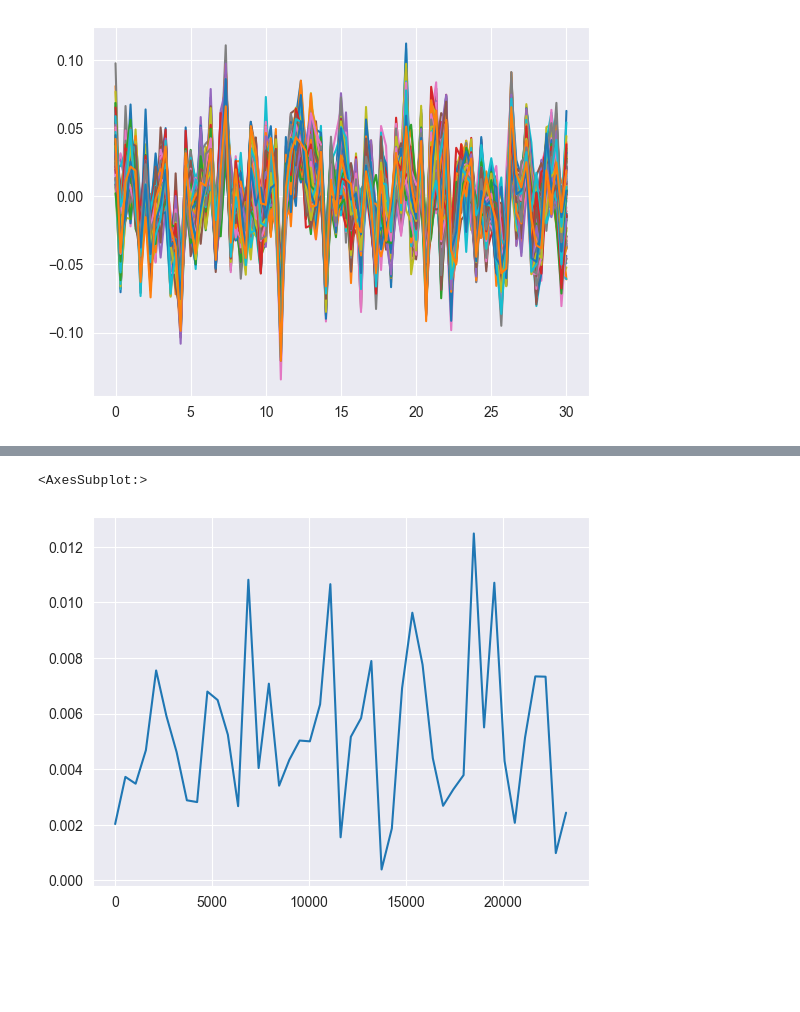
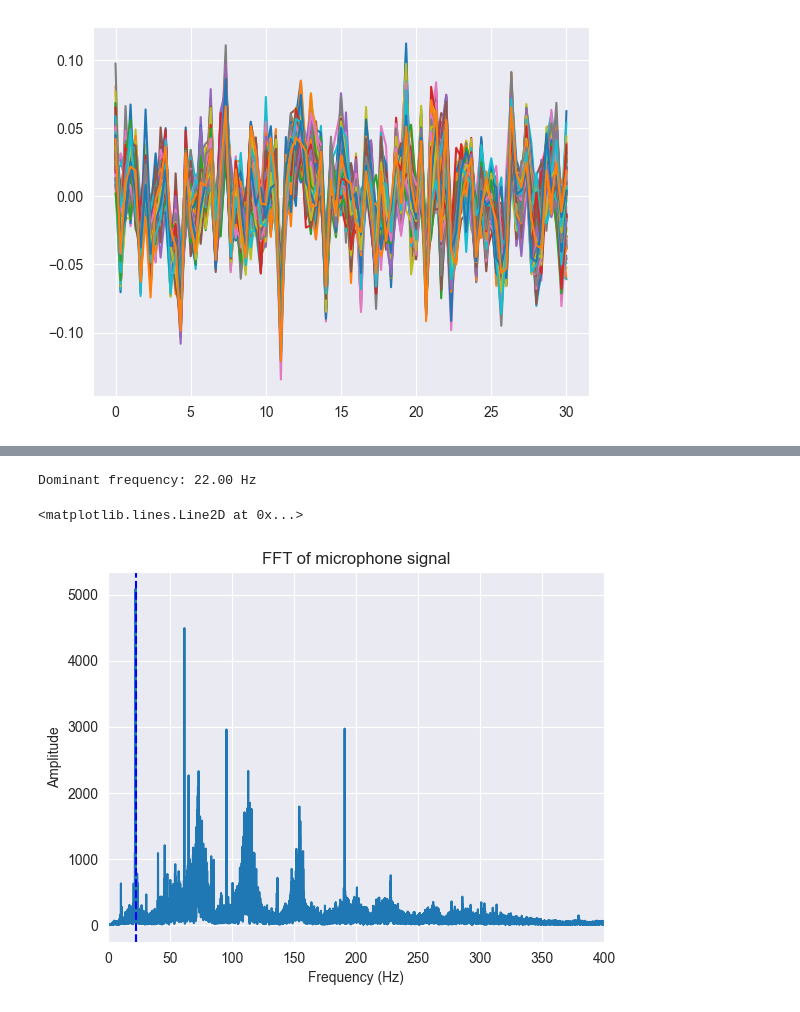
Before and after one commit to gonespral/wind-turbine-noise-measurement-and-prediction, a Jupyter notebook: data_analysis.ipynb, the cells around one changed output, grey strips where cells are left out. Cells and saved outputs as stored; diff of their text form; code cells hidden in the pictures; blank space fills up the shorter version.

```diff
--- a/data_analysis.ipynb
+++ b/data_analysis.ipynb
@@ -83,19 +93,27 @@ sns.lineplot(data=df_mean,
-# %%
-# Perform FFT on df_mean
-
-# Number of sample points
-N = df_mean.shape[0]
-
-# sample spacing
-T = 1.0 / sample_rate
-
-x = df_mean.index
-y = df_mean.values
-
-yf = fft(y)
-xf = fftfreq(N, T)[:N//2]
-
-sns.lineplot(x=xf, y=2.0/N * np.abs(yf[0:N//2]))
-# %% [output]
-<AxesSubplot:>
-[figure, removed]
+# %%
+# Convert the dataframe to a numpy array
+signal = df_mean["mean"].values
+
+# Calculate the FFT of the signal with numpy
+signal_fft = np.fft.fft(signal)
+
+# Calculate the frequency axis
+freq = np.fft.fftfreq(signal.size, d=1/sample_rate)
+
+# Plot the FFT
+sns.lineplot(x=freq, y=np.abs(signal_fft))
+plt.xlim(0, 400)
+plt.xlabel("Frequency (Hz)")
+plt.ylabel("Amplitude")
+plt.title("FFT of microphone signal")
+
+# Calculate the dominant frequency
+dom_freq = freq[np.argmax(np.abs(signal_fft))]
+print(f"Dominant frequency: {dom_freq:.2f} Hz")
+
+# Plot the dominant frequency
+plt.axvline(dom_freq, color='b', linestyle='--')
+# %% [output]
+Dominant frequency: 22.00 Hz
+<matplotlib.lines.Line2D at 0x...>
+[figure, added]
```
Also changed, not shown: parts of 4 cells of this notebook, 1 other file.
